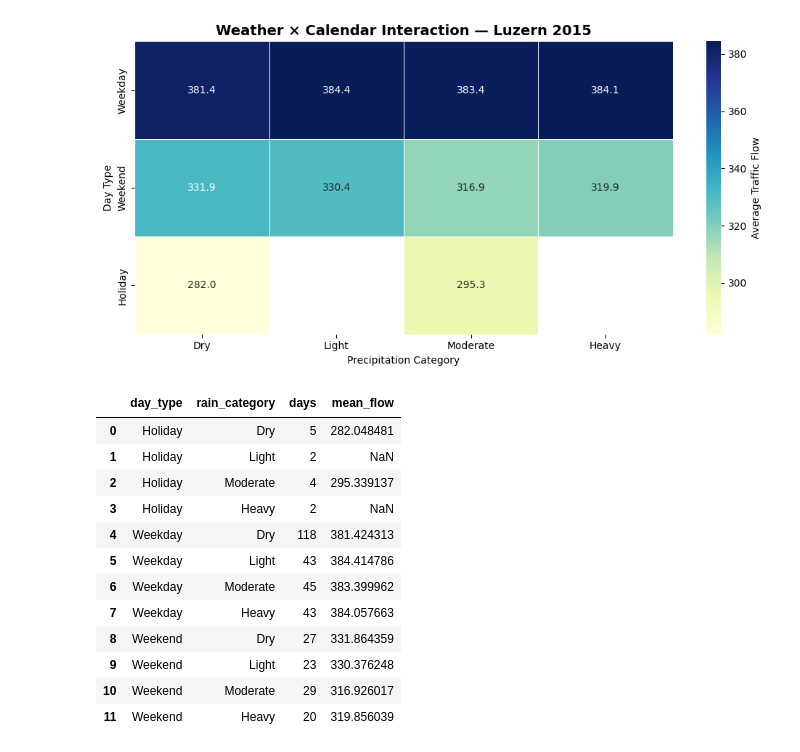
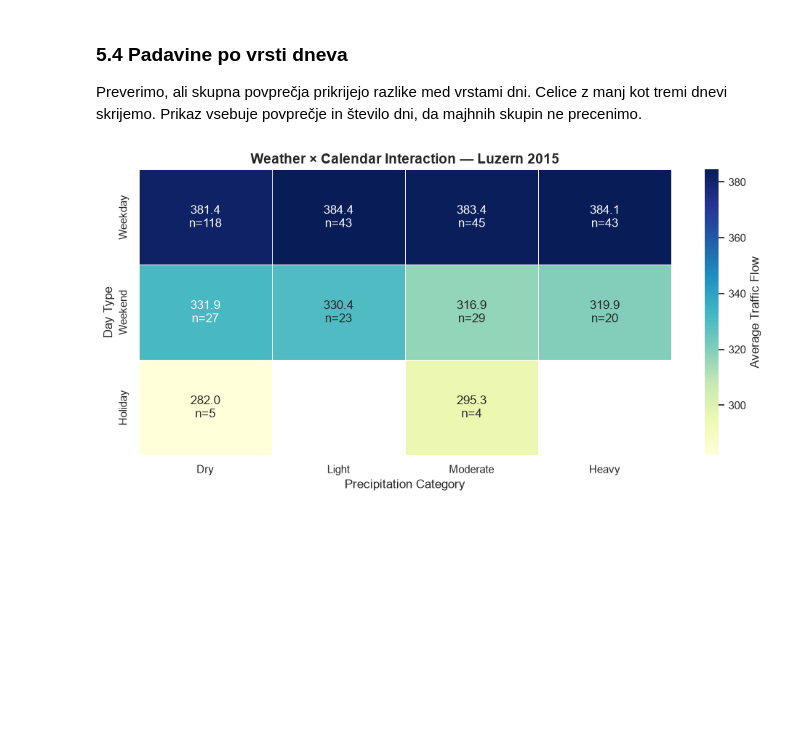
Before and after one commit to bagiicpp/traffic-twin, a Jupyter notebook: notebooks/06_traffic_influence_analysis.ipynb, the cells around one changed output. Drawn from its saved outputs; the diff is of its cells as text; code cells hidden in the pictures; blank space fills up the shorter version.

Commit message:
Refine traffic influence analysis, validate detector coverage, and add OpenStreetMap visualization

```diff
--- a/notebooks/06_traffic_influence_analysis.ipynb
+++ b/notebooks/06_traffic_influence_analysis.ipynb
@@ -806,0 +31,20 @@ Cilj je prepoznati potencialno pomembne vremenske spremenljivke in raziskati med
+# %%
+# Works from the project root, notebooks/, or Google Colab /content.
+required_files = ["luzern_raw.parquet", "luzern_weather_2015.csv", "luzern_calendar_2015.csv"]
+configured_data_dir = os.environ.get("TRAFFIC_TWIN_DATA_DIR")
+if configured_data_dir:
+    DATA_DIR = Path(configured_data_dir).expanduser().resolve()
+else:
+    candidates = [Path.cwd(), Path.cwd().parent, Path("/content"), Path.home() / "Datasets"]
+    DATA_DIR = next((p for p in candidates if all((p / f).is_file() for f in required_files)), None)
+if DATA_DIR is None or not all((DATA_DIR / f).is_file() for f in required_files):
+    raise FileNotFoundError("Set TRAFFIC_TWIN_DATA_DIR to the directory containing the three Luzern data files.")
+
+OUTPUT_DIR = Path(os.environ.get("TRAFFIC_TWIN_OUTPUT_DIR", str(DATA_DIR / "outputs" / "06_traffic_influence")))
+OUTPUT_DIR.mkdir(parents=True, exist_ok=True)
+TRAFFIC_PATH = DATA_DIR / "luzern_raw.parquet"
+WEATHER_PATH = DATA_DIR / "luzern_weather_2015.csv"
+CALENDAR_PATH = DATA_DIR / "luzern_calendar_2015.csv"
+weather = pd.read_csv(WEATHER_PATH)
+calendar = pd.read_csv(CALENDAR_PATH)
+con = duckdb.connect()
@@ -1036,8 +587,13 @@ V tej analizi preučujemo, kako so padavinske razmere povezane s prometnim tokom
+# %% [markdown]
+### 5.4 Padavine po vrsti dneva
+
+Preverimo, ali skupna povprečja prikrijejo razlike med vrstami dni. Celice z manj kot tremi dnevi skrijemo.
+Prikaz vsebuje povprečje in število dni, da majhnih skupin ne precenimo.
 # %%
 interaction_data = calendar_analysis.copy()
 
 interaction_data["rain_category"] = pd.cut(
-    interaction_data["precipitation_mm"],
+    interaction_data["precipitation_mm"].round(6),  # Keep category boundaries stable against floating-point noise.
     bins=[-0.001, 0, 2, 10, np.inf],
     labels=["Dry", "Light", "Moderate", "Heavy"]
 )
@@ -1062,48 +618,42 @@ interaction_matrix = interaction_summary.pivot(
     index="day_type",
     columns="rain_category",
     values="mean_flow"
 )
 
 interaction_matrix = interaction_matrix.reindex(
     ["Weekday", "Weekend", "Holiday"]
 )
 
+interaction_counts = interaction_summary.pivot(index="day_type", columns="rain_category", values="days").reindex(index=interaction_matrix.index, columns=interaction_matrix.columns)
+interaction_annotations = interaction_matrix.copy().astype(object)
+for i in range(interaction_matrix.shape[0]):
+    for j in range(interaction_matrix.shape[1]):
+        value = interaction_matrix.iloc[i, j]
+        count = interaction_counts.iloc[i, j]
+        interaction_annotations.iloc[i, j] = "" if pd.isna(value) else f"{value:.1f}\nn={int(count)}"
+
 plt.figure(figsize=(10, 5))
 
 sns.heatmap(
     interaction_matrix,
-    annot=True,
-    fmt=".1f",
+    annot=interaction_annotations,
+    fmt="",
     cmap="YlGnBu",
     linewidths=0.5,
     cbar_kws={"label": "Average Traffic Flow"}
 )
 
 plt.title(
     "Weather × Calendar Interaction — Luzern 2015",
     fontsize=14,
     fontweight="bold"
 )
 
 plt.xlabel("Precipitation Category")
 plt.ylabel("Day Type")
 
+plt.grid(False)
 plt.tight_layout()
 plt.show()
-
-display(interaction_summary)
 # %% [output]
-[figure, old version]
+[figure, new version]
-|  | day_type | rain_category | days | mean_flow |
-| 0 | Holiday | Dry | 5 | 282.048481 |
-| 1 | Holiday | Light | 2 | NaN |
-| 2 | Holiday | Moderate | 4 | 295.339137 |
-| 3 | Holiday | Heavy | 2 | NaN |
-| 4 | Weekday | Dry | 118 | 381.424313 |
-| 5 | Weekday | Light | 43 | 384.414786 |
-| 6 | Weekday | Moderate | 45 | 383.399962 |
-| 7 | Weekday | Heavy | 43 | 384.057663 |
-| 8 | Weekend | Dry | 27 | 331.864359 |
-| 9 | Weekend | Light | 23 | 330.376248 |
-| 10 | Weekend | Moderate | 29 | 316.926017 |
-| 11 | Weekend | Heavy | 20 | 319.856039 |
```
Also changed, not shown: parts of 94 cells of this notebook.
